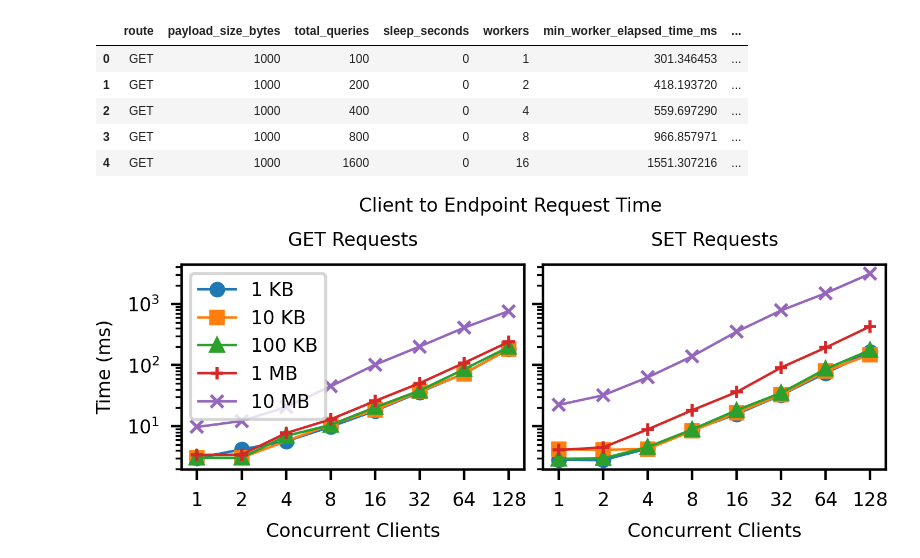
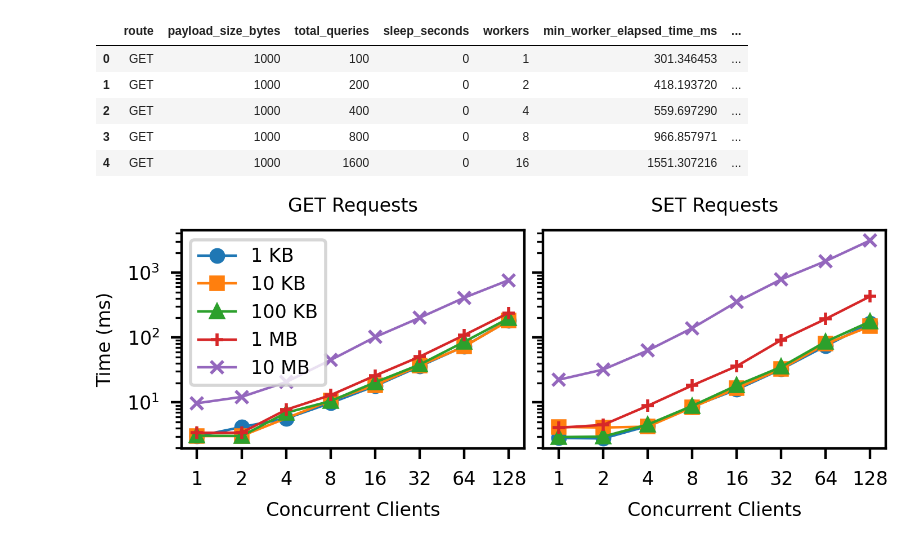
Before and after one commit to proxystore/sc23-evaluation, a Jupyter notebook: 3-endpoint-performance-client-access.ipynb, the cells around one changed output. Drawn from its saved outputs; the diff is of its cells as text; code cells hidden in the pictures.

```diff
--- a/3-endpoint-performance-client-access.ipynb
+++ b/3-endpoint-performance-client-access.ipynb
@@ -103,32 +103,32 @@ payload_labels = ['1 KB', '10 KB', '100 KB', '1 MB', '10 MB']
 fig, axs = plt.subplots(1, 2, sharey=True)
 
 for data, ax in zip((GET_DATA, SET_DATA), axs):
     ax.set_yscale('log', base=10)
     ax.set_xscale('log', base=2)
 
     for i, (payload, series) in enumerate(data.items()):
         ax.plot(series['workers'], series['avg_latency'], marker=MARKERS[i], label=payload)
 
-fig.suptitle('Client to Endpoint Request Time', y=1.15)
+# fig.suptitle('Client to Endpoint Request Time', y=1.15)
 axs[0].set_xlabel('Concurrent Clients')
 axs[1].set_xlabel('Concurrent Clients')
 axs[0].set_ylabel('Time (ms)')
 axs[0].set_title('GET Requests')
 axs[1].set_title('SET Requests')
 
 axs[0].set_xticks([1, 2, 4, 8, 16, 32, 64, 128])
 axs[1].set_xticks([1, 2, 4, 8, 16, 32, 64, 128])
 
 # Use integer x labels instead of powers of 2
 axs[0].get_xaxis().set_major_formatter(mticker.FormatStrFormatter('%.0f'))
 axs[1].get_xaxis().set_major_formatter(mticker.FormatStrFormatter('%.0f'))
 
 axs[0].legend(payload_labels, loc='upper left')
 
 #fig.tight_layout(h_pad=0.1, w_pad=0.75)
 fig.tight_layout(h_pad=.5, w_pad=0.75)
 
 fig.set_size_inches(3.5, 1.15)
 plt.savefig('figures/endpoint-times-local.png', pad_inches=0.05)
 # %% [output]
-[figure, old version]
+[figure, new version]
```
Also changed, not shown: 5 other files.
